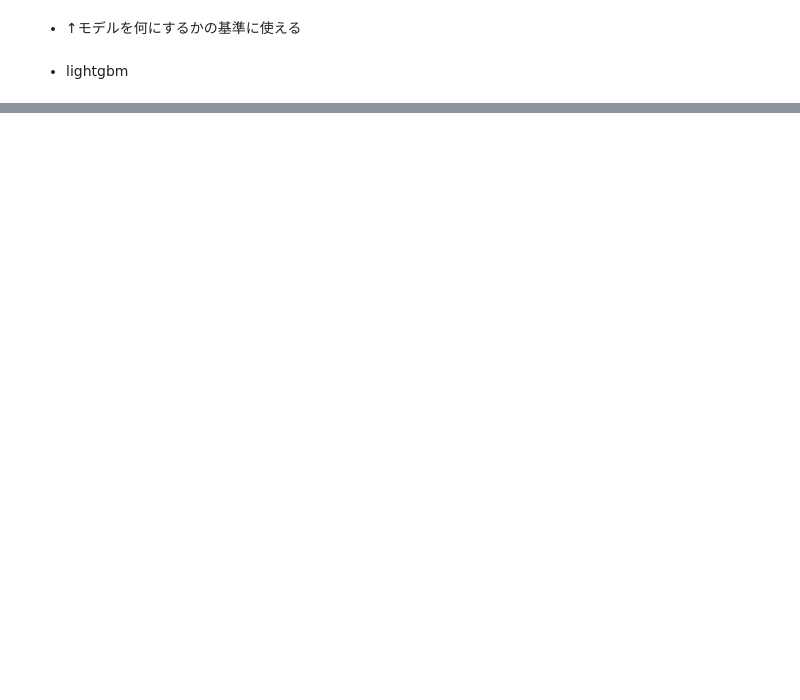
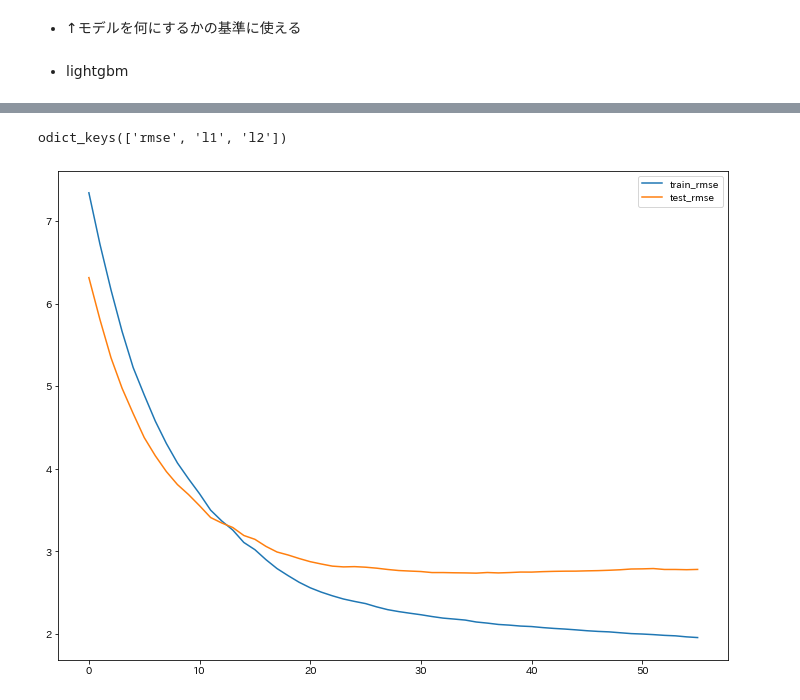
Before and after one commit to Tomoyuki-MURAYOSHI/Spark-jupyter, a Jupyter notebook: work/ML/2020-03-08/GradiantBoosting_test.ipynb, the cells around one changed output, grey strips where cells are left out. Cells and saved outputs as stored; diff of their text form; code cells hidden in the pictures; blank space fills up the shorter version.

Commit message:
lightgbm test

```diff
--- a/work/ML/2020-03-08/GradiantBoosting_test.ipynb
+++ b/work/ML/2020-03-08/GradiantBoosting_test.ipynb
@@ -404,0 +451,12 @@ lgb.LGBMRegressor
+# %%
+eval_results_lgb_best = gs_lgbm.best_estimator_.steps[1][1].evals_result_
+
+df_eval_lgbm = pd.DataFrame({
+    "train_rmse": eval_results_lgb_best["valid_0"]["rmse"],
+    "test_rmse": eval_results_lgb_best["valid_1"]["rmse"],
+    "train_l1": eval_results_lgb_best["valid_0"]["l1"],
+    "test_l1": eval_results_lgb_best["valid_1"]["l1"],
+    "train_l2": eval_results_lgb_best["valid_0"]["l2"],
+    "test_l2": eval_results_lgb_best["valid_1"]["l2"],
+})
+df_eval_lgbm[-5:]
@@ -404,0 +470,11 @@ lgb.LGBMRegressor
+# %%
+eval_results_lgb["valid_0"].keys()
+# %% [output]
+odict_keys(['rmse', 'l1', 'l2'])
+# %%
+_, ax = plt.subplots(figsize=(12, 9))
+
+df_eval_lgbm[["train_rmse", "test_rmse"]].plot(ax=ax)
+plt.show()
+# %% [output]
+[figure, added]
```
Also changed, not shown: parts of 17 cells of this notebook, 2 other files.
